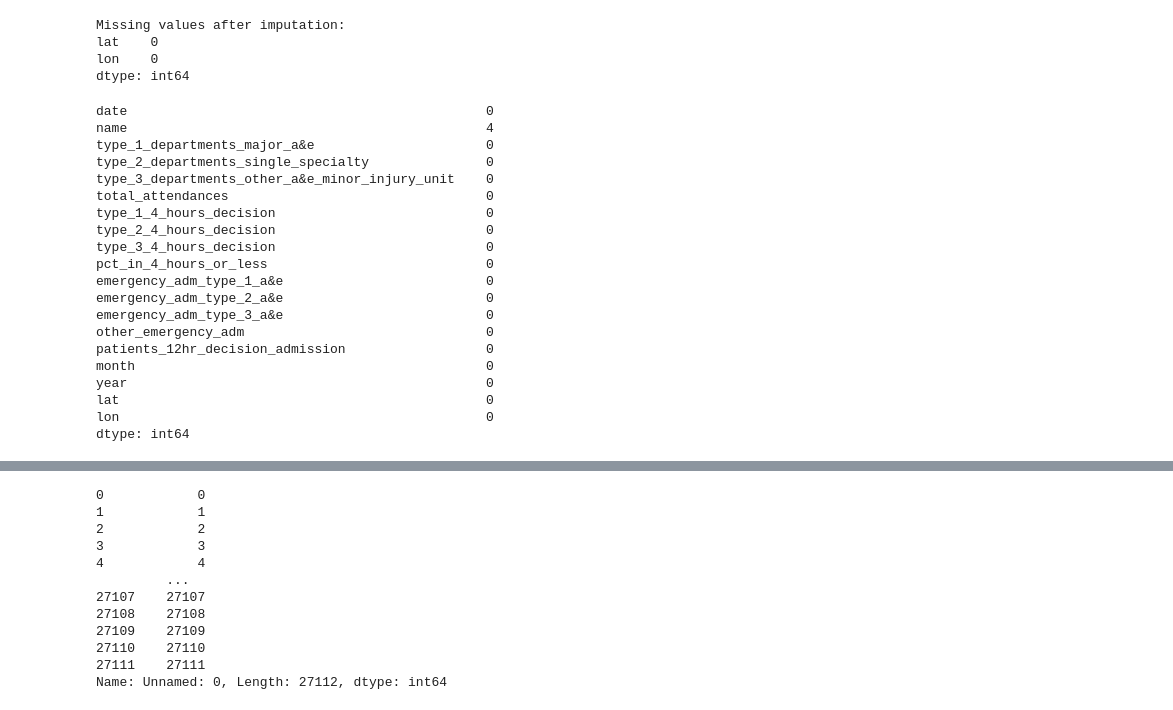
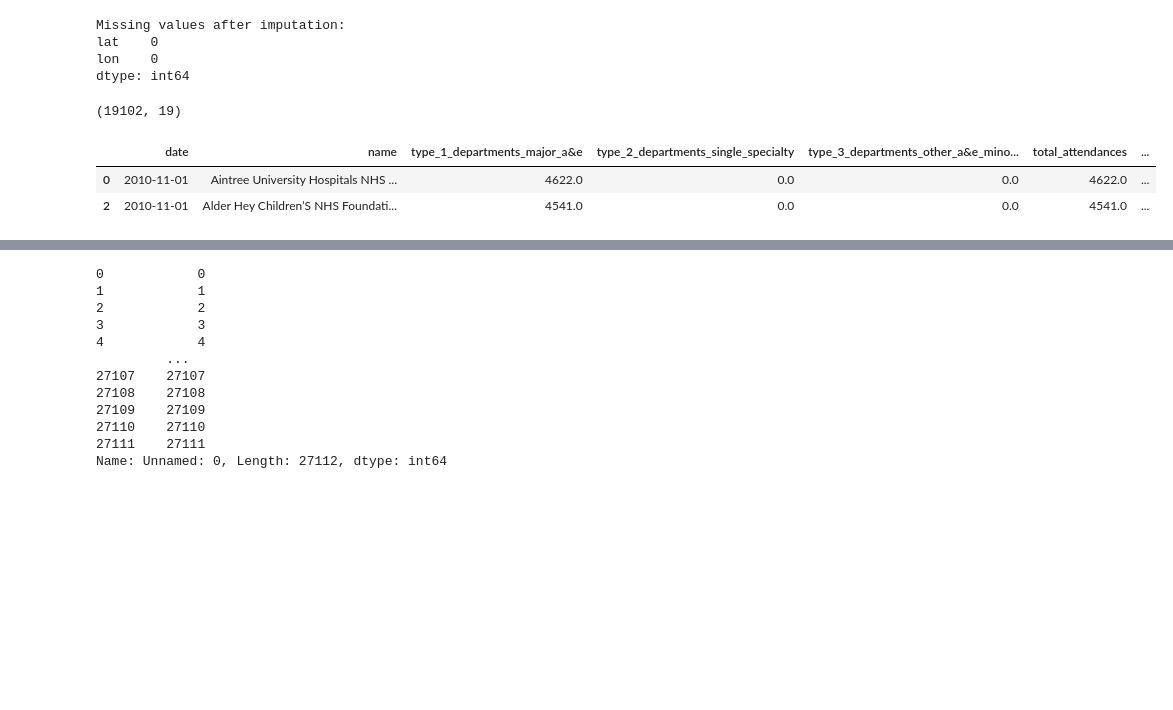
Before and after one commit to iamjaraa/NHS, a Jupyter notebook: Nhs.ipynb, the cells around one changed output, grey strips where cells are left out. Cells and saved outputs as stored; diff of their text form; code cells hidden in the pictures; blank space fills up the shorter version.

```diff
--- a/Nhs.ipynb
+++ b/Nhs.ipynb
@@ -105,5 +108 @@ lon
 dtype: object
-# %%
-# Delete Unnamed column
-
-df.pop('Unnamed: 0')
@@ -182,29 +191,19 @@ Missing values after imputation:
 lat    0
 lon    0
 dtype: int64
-# %%
-df.isna().sum()
-# %% [output]
-date                                              0
-name                                              4
-type_1_departments_major_a&e                      0
-type_2_departments_single_specialty               0
-type_3_departments_other_a&e_minor_injury_unit    0
-total_attendances                                 0
-type_1_4_hours_decision                           0
-type_2_4_hours_decision                           0
-type_3_4_hours_decision                           0
-pct_in_4_hours_or_less                            0
-emergency_adm_type_1_a&e                          0
-emergency_adm_type_2_a&e                          0
-emergency_adm_type_3_a&e                          0
-other_emergency_adm                               0
-patients_12hr_decision_admission                  0
-month                                             0
-year                                              0
-lat                                               0
-lon                                               0
-dtype: int64
+# %%
+df.shape
+# %% [output]
+(19102, 19)
+# %%
+#Drop Nan Values
+
+df = df.dropna()
+df.head(2)
+# %% [output]
+|  | date | name | type_1_departments_major_a&e | type_2_departments_single_specialty | type_3_departments_other_a&e_mino... | total_attendances | ... |
+| 0 | 2010-11-01 | Aintree University Hospitals NHS ... | 4622.0 | 0.0 | 0.0 | 4622.0 | ... |
+| 2 | 2010-11-01 | Alder Hey Children’S NHS Foundati... | 4541.0 | 0.0 | 0.0 | 4541.0 | ... |
 # %%
 #Save the cleaned data
 
```
Also changed, not shown: parts of 12 cells of this notebook, 1 other file.
